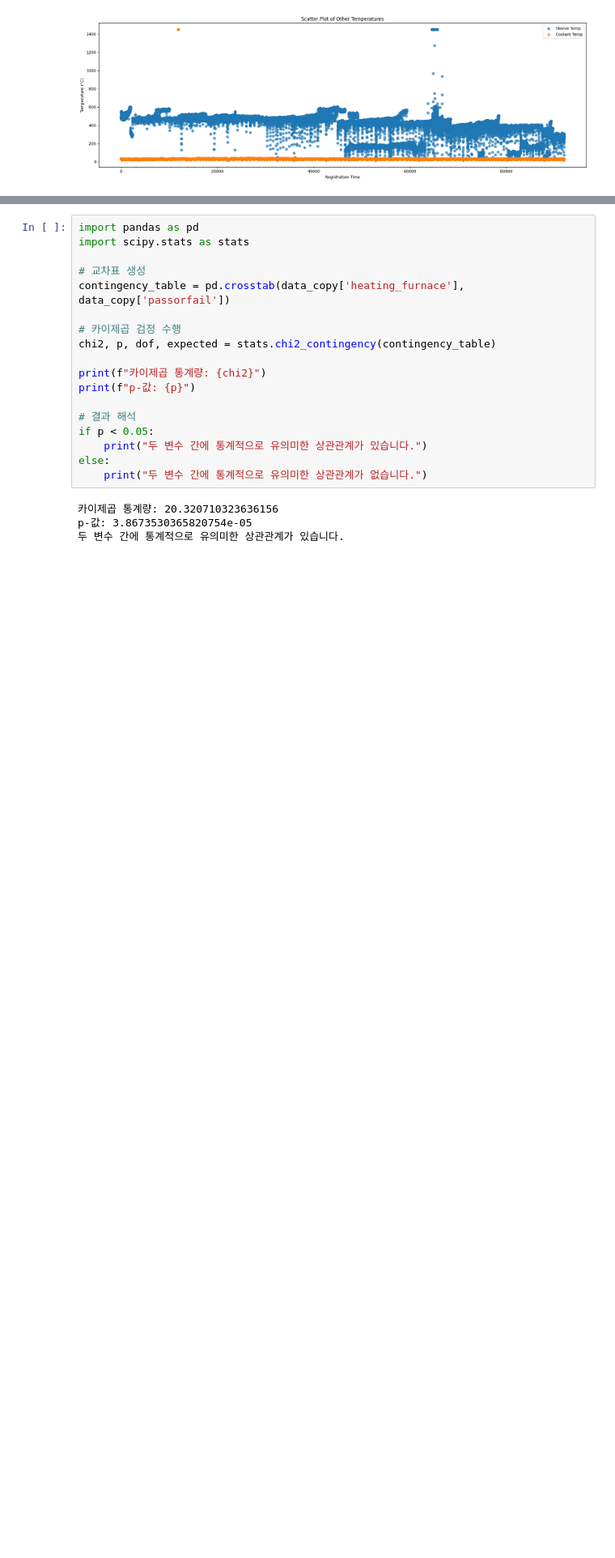
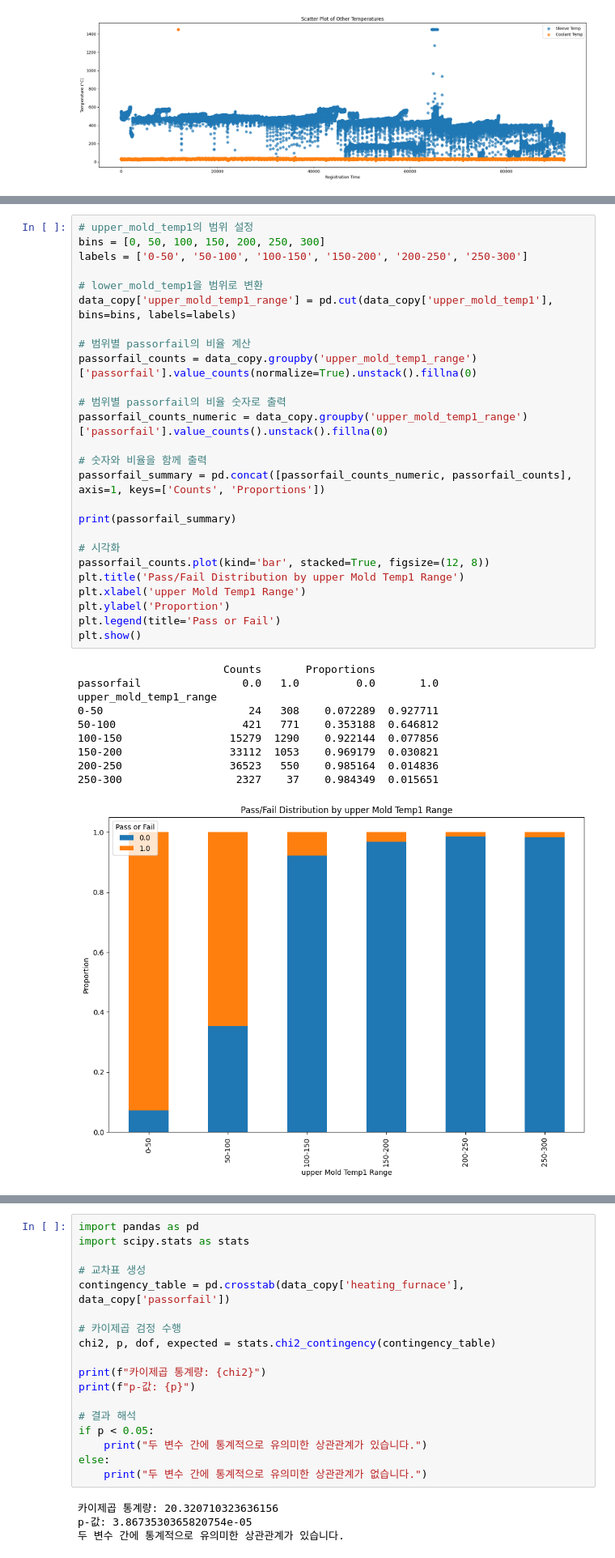
Before and after one commit to jiwon9898/GIT_PROJECT_TEST, a Jupyter notebook: 4주차/4주_EDA_코드북_5조(중간결과).ipynb, the cells around one changed output, grey strips where cells are left out. Shown at 81% size. Saved outputs shown, nothing was run; the diff lists cells and outputs as text; blank space fills up the shorter version.

```diff
--- a/4주차/4주_EDA_코드북_5조(중간결과).ipynb
+++ b/4주차/4주_EDA_코드북_5조(중간결과).ipynb
@@ -254,0 +200,37 @@ KeyboardInterrupt:
+# %%
+# upper_mold_temp1의 범위 설정
+bins = [0, 50, 100, 150, 200, 250, 300]
+labels = ['0-50', '50-100', '100-150', '150-200', '200-250', '250-300']
+
+# lower_mold_temp1을 범위로 변환
+data_copy['upper_mold_temp1_range'] = pd.cut(data_copy['upper_mold_temp1'], bins=bins, labels=labels)
+
+# 범위별 passorfail의 비율 계산
+passorfail_counts = data_copy.groupby('upper_mold_temp1_range')['passorfail'].value_counts(normalize=True).unstack().fillna(0)
+
+# 범위별 passorfail의 비율 숫자로 출력
+passorfail_counts_numeric = data_copy.groupby('upper_mold_temp1_range')['passorfail'].value_counts().unstack().fillna(0)
+
+# 숫자와 비율을 함께 출력
+passorfail_summary = pd.concat([passorfail_counts_numeric, passorfail_counts], axis=1, keys=['Counts', 'Proportions'])
+
+print(passorfail_summary)
+
+# 시각화
+passorfail_counts.plot(kind='bar', stacked=True, figsize=(12, 8))
+plt.title('Pass/Fail Distribution by upper Mold Temp1 Range')
+plt.xlabel('upper Mold Temp1 Range')
+plt.ylabel('Proportion')
+plt.legend(title='Pass or Fail')
+plt.show()
+# %% [output]
+                       Counts       Proportions
+passorfail                0.0   1.0         0.0       1.0
+upper_mold_temp1_range
+0-50                       24   308    0.072289  0.927711
+50-100                    421   771    0.353188  0.646812
+100-150                 15279  1290    0.922144  0.077856
+150-200                 33112  1053    0.969179  0.030821
+200-250                 36523   550    0.985164  0.014836
+250-300                  2327    37    0.984349  0.015651
+[figure, added]
```
Also changed, not shown: parts of 70 cells of this notebook.
